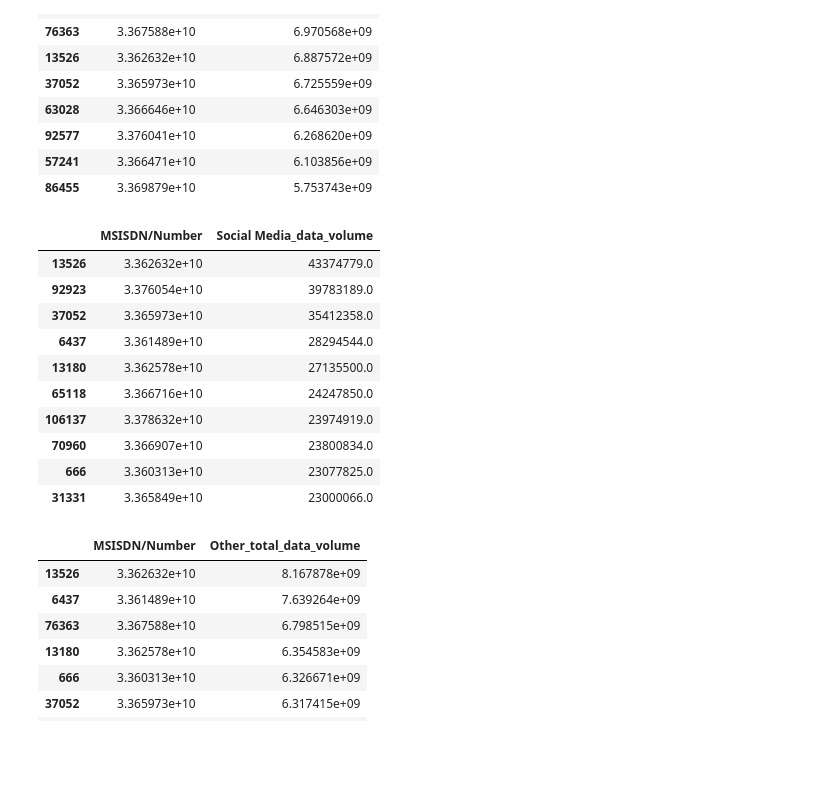
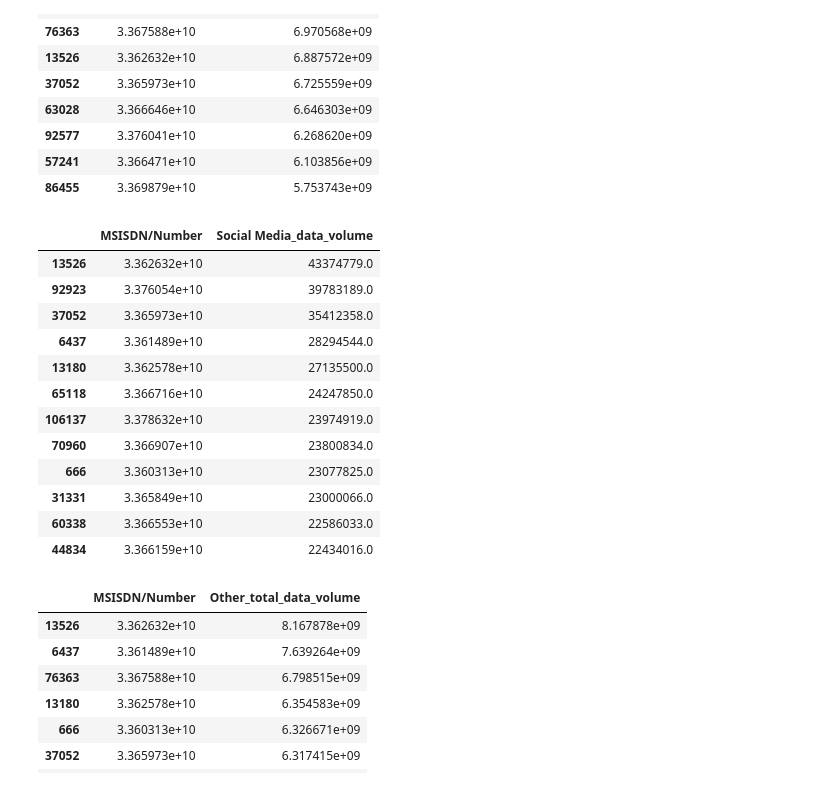
Before and after one commit to miz-ab/10xac_week_one_challenge_1, a Jupyter notebook: notebooks/week_one_challenge_one_task_1_1.ipynb, the cells around one changed output. Drawn from its saved outputs; the diff is of its cells as text; code cells hidden in the pictures; blank space fills up the shorter version.

```diff
--- a/notebooks/week_one_challenge_one_task_1_1.ipynb
+++ b/notebooks/week_one_challenge_one_task_1_1.ipynb
@@ -555,19 +544,21 @@ df_clean.groupby('MSISDN/Number',as_index=False).agg({'Gaming_total_data_volume'
 | 57241 | 3.366471e+10 | 6.103856e+09 |
 | 86455 | 3.369879e+10 | 5.753743e+09 |
 # %%
-df_clean.groupby('MSISDN/Number',as_index=False).agg({'Social Media_data_volume':'sum'}).sort_values(by=['Social Media_data_volume'], ascending=False).head(10)
+df_clean.groupby('MSISDN/Number',as_index=False).agg({'Social Media_data_volume':'sum'}).sort_values(by=['Social Media_data_volume'], ascending=False).head(12)
 # %% [output]
 |  | MSISDN/Number | Social Media_data_volume |
 | 13526 | 3.362632e+10 | 43374779.0 |
 | 92923 | 3.376054e+10 | 39783189.0 |
 | 37052 | 3.365973e+10 | 35412358.0 |
 | 6437 | 3.361489e+10 | 28294544.0 |
 | 13180 | 3.362578e+10 | 27135500.0 |
 | 65118 | 3.366716e+10 | 24247850.0 |
 | 106137 | 3.378632e+10 | 23974919.0 |
 | 70960 | 3.366907e+10 | 23800834.0 |
 | 666 | 3.360313e+10 | 23077825.0 |
 | 31331 | 3.365849e+10 | 23000066.0 |
+| 60338 | 3.366553e+10 | 22586033.0 |
+| 44834 | 3.366159e+10 | 22434016.0 |
 # %%
 df_clean.groupby('MSISDN/Number',as_index=False).agg({'Other_total_data_volume':'sum'}).sort_values(by=['Other_total_data_volume'], ascending=False).head(10)
 # %% [output]
```
Also changed, not shown: parts of 3 cells of this notebook.
